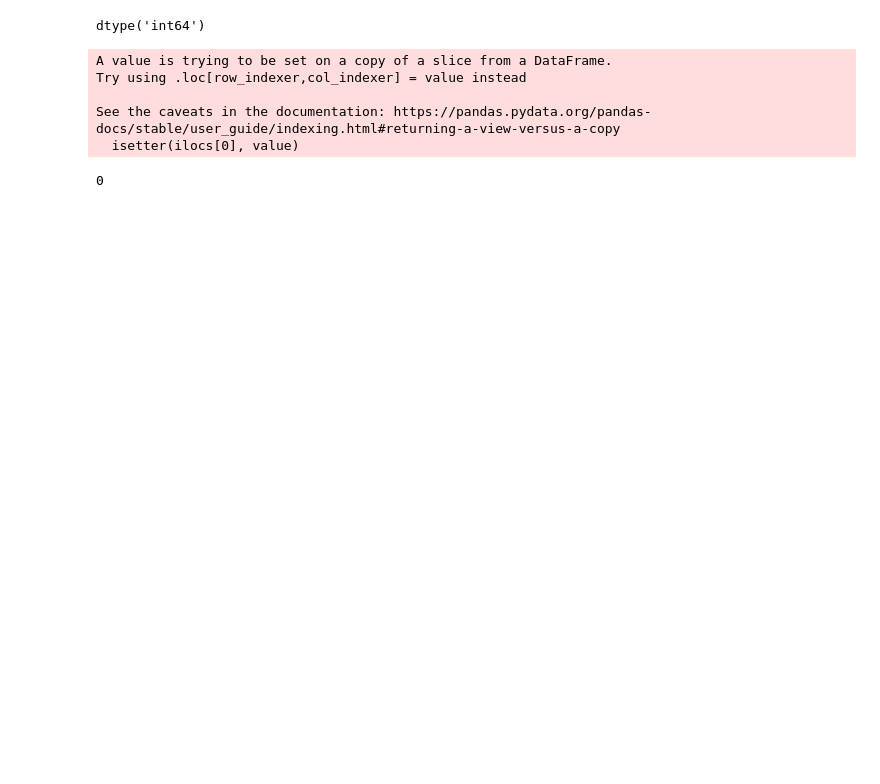
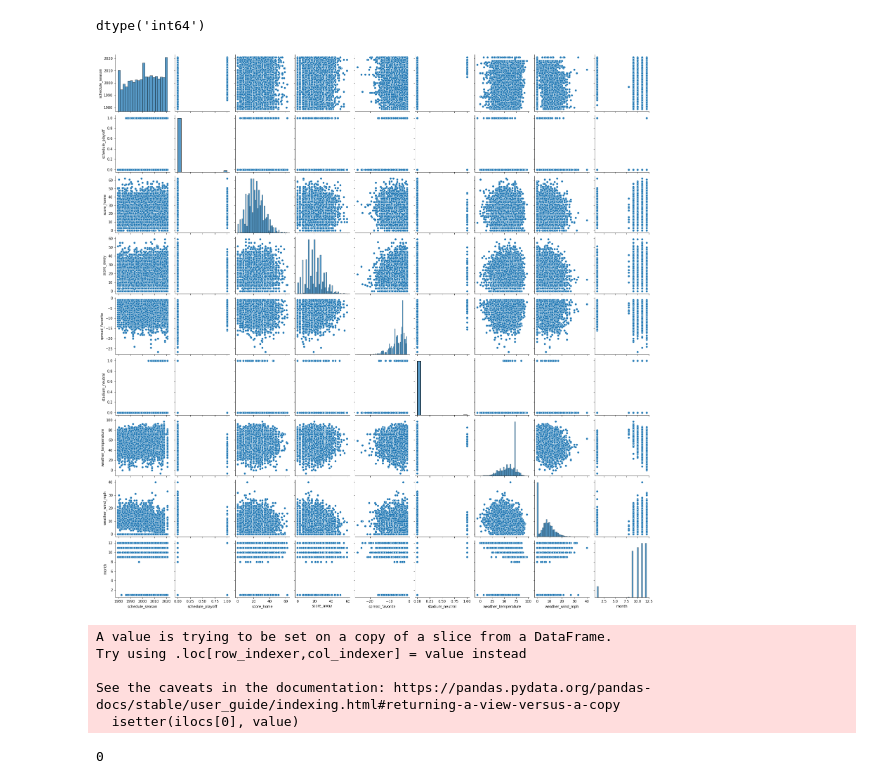
Before and after one commit to rgthomps/NFL-Gambling-2.0, a Jupyter notebook: Notebooks/Reese/NFL Gambling - Reese.ipynb, the cells around one changed output. Saved outputs shown, nothing was run; the diff lists cells and outputs as text; code cells hidden in the pictures; blank space fills up the shorter version.

```diff
--- a/Notebooks/Reese/NFL Gambling - Reese.ipynb
+++ b/Notebooks/Reese/NFL Gambling - Reese.ipynb
@@ -68,3 +59,5 @@ df.describe()
 | 50% | 1997.000000 | 22.000000 | 20.000000 | -4.500000 | 61.000000 | 8.000000 | ... |
 | 75% | 2009.000000 | 29.000000 | 27.000000 | -3.000000 | 72.000000 | 12.000000 | ... |
 | max | 2021.000000 | 72.000000 | 62.000000 | 0.000000 | 97.000000 | 40.000000 | ... |
+# %%
+df = df[df.over_under_line != ' ']
@@ -318,7 +331,7 @@ score_home = list(df['score_home'].values)
 score_away = list(df['score_away'].values)
 # %%
 favorite_win = []
-for score in list(range(0,10546)):
+for score in list(range(len(df))):
     if score_home[score] > score_away[score]:
         if n_home_teams[score] == fav_team[score]:
             favorite_win.append(True)
@@ -352,7 +365,7 @@ favorite_win
  True,
  ...]
 # %%
-df['favorite wins'] = favorite_win
+df['favorite_wins'] = favorite_win
 # %%
 df
 # %% [output]
@@ -472,8 +485,8 @@ from sklearn.metrics import plot_confusion_matrix
 from sklearn.metrics import roc_auc_score, plot_roc_curve
 from sklearn.compose import ColumnTransformer
 
-X = df.drop(columns="favorite wins")
-y = df['favorite wins']
+X = df.drop(columns="favorite_wins")
+y = df['favorite_wins']
 
 X_train, X_test, y_train, y_test = train_test_split(X, y, random_state=42)
 # %%
@@ -495,6 +508,10 @@ class GroupImputer(BaseEstimator):
 group_imputer = GroupImputer(fill_col= 'weather_temperature', group_col='team_home', strategy='mean')
 # %%
 group_imputer.fit(X_train)
+# %%
+sns.pairplot(X_train);
+# %% [output]
+[figure, added]
 # %%
 X_train = group_imputer.transform(X_train)
 X_test = group_imputer.transform(X_test)
```
Also changed, not shown: parts of 17 cells of this notebook, 1 other file.
